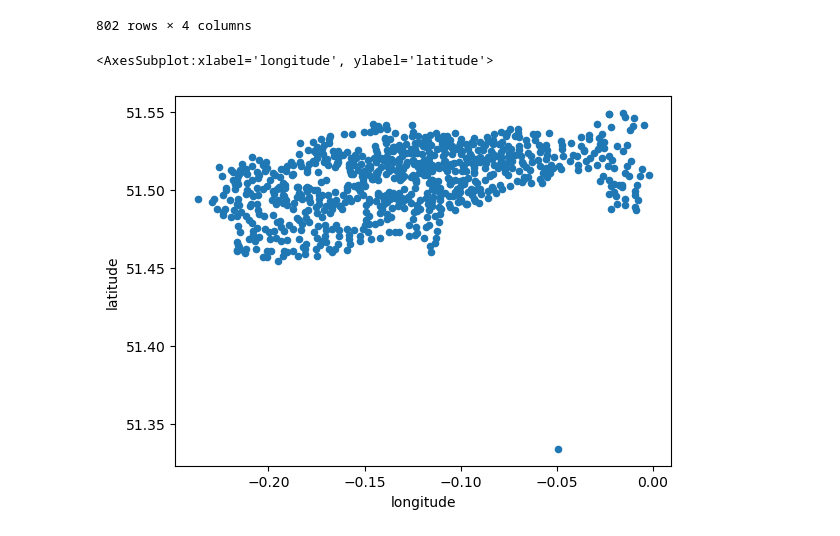
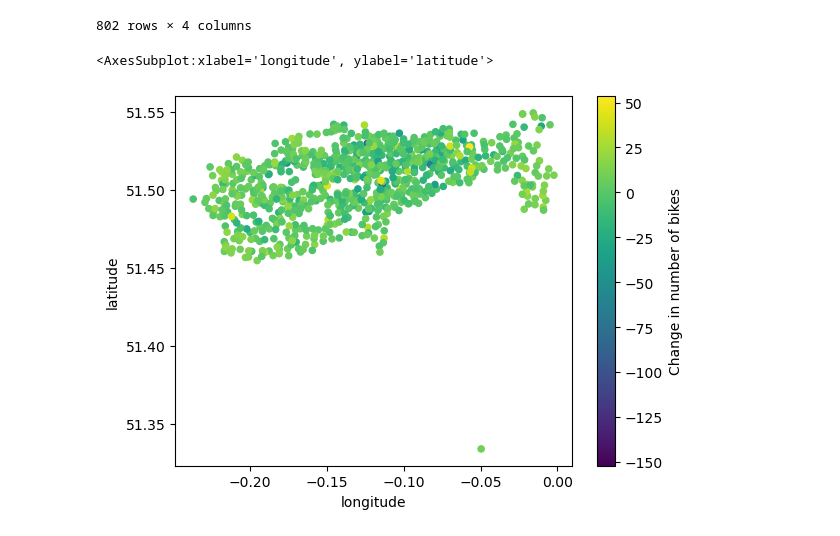
Before and after one commit to maryamzarin/Data-Analysis-and-Optimisation-for-bike-sharing, a Jupyter notebook: Mapping.ipynb, the cells around one changed output. Drawn from its saved outputs; the diff is of its cells as text; code cells hidden in the pictures.

```diff
--- a/Mapping.ipynb
+++ b/Mapping.ipynb
@@ -114,7 +196,10 @@ stationCoordsDF
 | 801 | 839 | Sea Containers, South Bank | -0.106840 | 51.507974 |
 802 rows × 4 columns
 # %%
-inventoryAndCoordsDF.plot.scatter(x = "longitude", y="latitude")
+inventoryAndCoordsDF.plot.scatter(x = "longitude",
+                                  y="latitude",
+                                  c="Change in number of bikes",
+                                  colormap='viridis')
 # %% [output]
 <AxesSubplot:xlabel='longitude', ylabel='latitude'>
-[figure, old version]
+[figure, new version]
```
Also changed, not shown: parts of 22 cells of this notebook, 17 other files.
